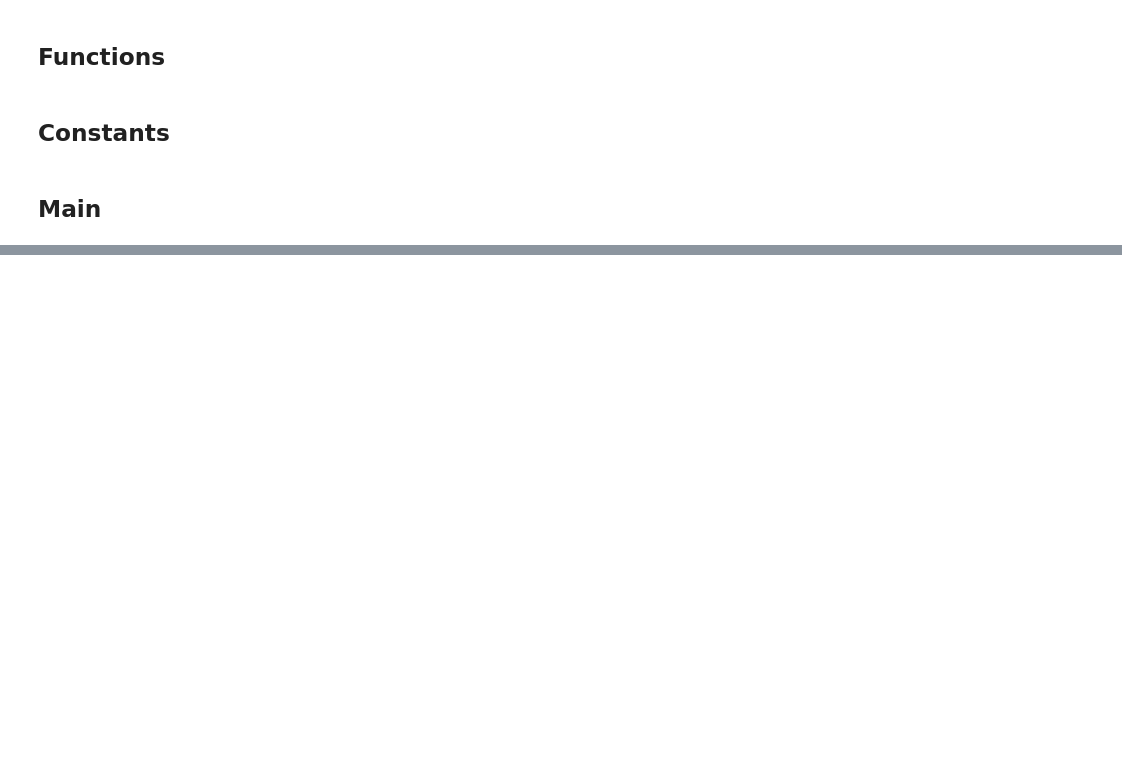
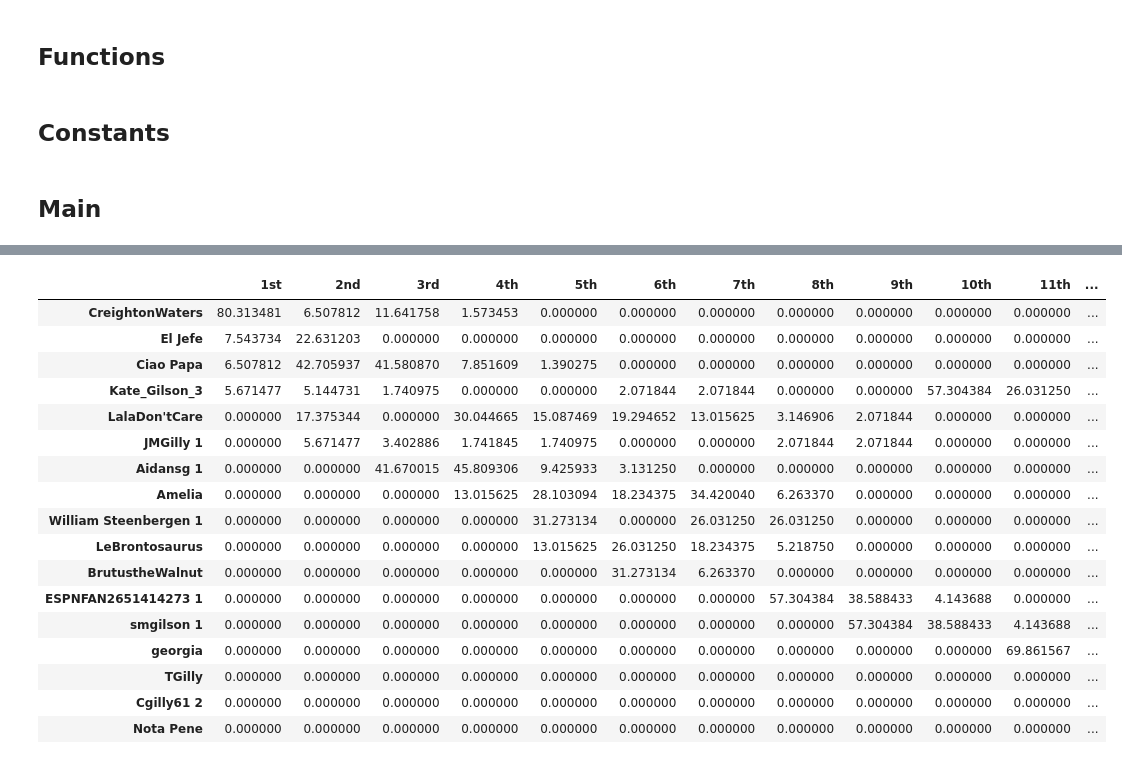
Before and after one commit to Aidan-Gilson/NCAA_Tournament, a Jupyter notebook: tournament.ipynb, the cells around one changed output, grey strips where cells are left out. Cells and saved outputs as stored; diff of their text form; code cells hidden in the pictures; blank space fills up the shorter version.

```diff
--- a/tournament.ipynb
+++ b/tournament.ipynb
@@ -471,0 +495,35 @@ df
+# %%
+# Runs weighted Simulation.
+# Weights are proportional to how likely that bracket is to happen based on historical matchups.
+# Checks all possible bracket permutations remaining.
+# Takes too long before ~Elite 8 or most of the was through sweet 16 as it is O(2^n)
+total = comp_brackets_weighted(results, brackets, team_to_seed)
+# print(total)
+total = total * 100
+columns = ["1st", "2nd", "3rd"]
+for x in range(3, len(IDs)):
+	columns.append(str(x+1)+"th")
+rows = [entry[1] for entry in IDs]
+
+df = pd.DataFrame(total, columns = columns, index = rows)
+df = df.sort_values(list(df.columns.values), ascending=False)
+df
+# %% [output]
+|  | 1st | 2nd | 3rd | 4th | 5th | 6th | 7th | 8th | 9th | 10th | 11th | ... |
+| CreightonWaters | 80.313481 | 6.507812 | 11.641758 | 1.573453 | 0.000000 | 0.000000 | 0.000000 | 0.000000 | 0.000000 | 0.000000 | 0.000000 | ... |
+| El Jefe | 7.543734 | 22.631203 | 0.000000 | 0.000000 | 0.000000 | 0.000000 | 0.000000 | 0.000000 | 0.000000 | 0.000000 | 0.000000 | ... |
+| Ciao Papa | 6.507812 | 42.705937 | 41.580870 | 7.851609 | 1.390275 | 0.000000 | 0.000000 | 0.000000 | 0.000000 | 0.000000 | 0.000000 | ... |
+| Kate_Gilson_3 | 5.671477 | 5.144731 | 1.740975 | 0.000000 | 0.000000 | 2.071844 | 2.071844 | 0.000000 | 0.000000 | 57.304384 | 26.031250 | ... |
+| LalaDon'tCare | 0.000000 | 17.375344 | 0.000000 | 30.044665 | 15.087469 | 19.294652 | 13.015625 | 3.146906 | 2.071844 | 0.000000 | 0.000000 | ... |
+| JMGilly 1 | 0.000000 | 5.671477 | 3.402886 | 1.741845 | 1.740975 | 0.000000 | 0.000000 | 2.071844 | 2.071844 | 0.000000 | 0.000000 | ... |
+| Aidansg 1 | 0.000000 | 0.000000 | 41.670015 | 45.809306 | 9.425933 | 3.131250 | 0.000000 | 0.000000 | 0.000000 | 0.000000 | 0.000000 | ... |
+| Amelia | 0.000000 | 0.000000 | 0.000000 | 13.015625 | 28.103094 | 18.234375 | 34.420040 | 6.263370 | 0.000000 | 0.000000 | 0.000000 | ... |
+| William Steenbergen 1 | 0.000000 | 0.000000 | 0.000000 | 0.000000 | 31.273134 | 0.000000 | 26.031250 | 26.031250 | 0.000000 | 0.000000 | 0.000000 | ... |
+| LeBrontosaurus | 0.000000 | 0.000000 | 0.000000 | 0.000000 | 13.015625 | 26.031250 | 18.234375 | 5.218750 | 0.000000 | 0.000000 | 0.000000 | ... |
+| BrutustheWalnut | 0.000000 | 0.000000 | 0.000000 | 0.000000 | 0.000000 | 31.273134 | 6.263370 | 0.000000 | 0.000000 | 0.000000 | 0.000000 | ... |
+| ESPNFAN2651414273 1 | 0.000000 | 0.000000 | 0.000000 | 0.000000 | 0.000000 | 0.000000 | 0.000000 | 57.304384 | 38.588433 | 4.143688 | 0.000000 | ... |
+| smgilson 1 | 0.000000 | 0.000000 | 0.000000 | 0.000000 | 0.000000 | 0.000000 | 0.000000 | 0.000000 | 57.304384 | 38.588433 | 4.143688 | ... |
+| georgia | 0.000000 | 0.000000 | 0.000000 | 0.000000 | 0.000000 | 0.000000 | 0.000000 | 0.000000 | 0.000000 | 0.000000 | 69.861567 | ... |
+| TGilly | 0.000000 | 0.000000 | 0.000000 | 0.000000 | 0.000000 | 0.000000 | 0.000000 | 0.000000 | 0.000000 | 0.000000 | 0.000000 | ... |
+| Cgilly61 2 | 0.000000 | 0.000000 | 0.000000 | 0.000000 | 0.000000 | 0.000000 | 0.000000 | 0.000000 | 0.000000 | 0.000000 | 0.000000 | ... |
+| Nota Pene | 0.000000 | 0.000000 | 0.000000 | 0.000000 | 0.000000 | 0.000000 | 0.000000 | 0.000000 | 0.000000 | 0.000000 | 0.000000 | ... |
```
Also changed, not shown: parts of 7 cells of this notebook, 4 other files.
